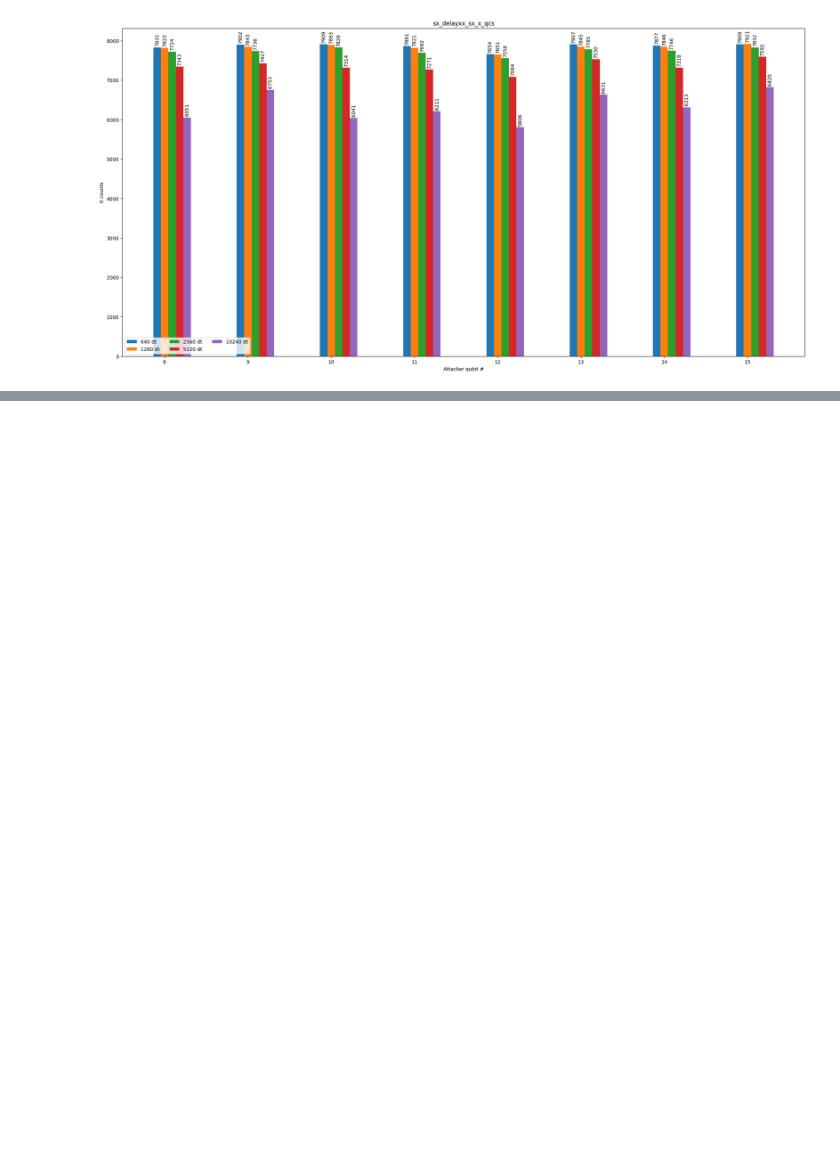
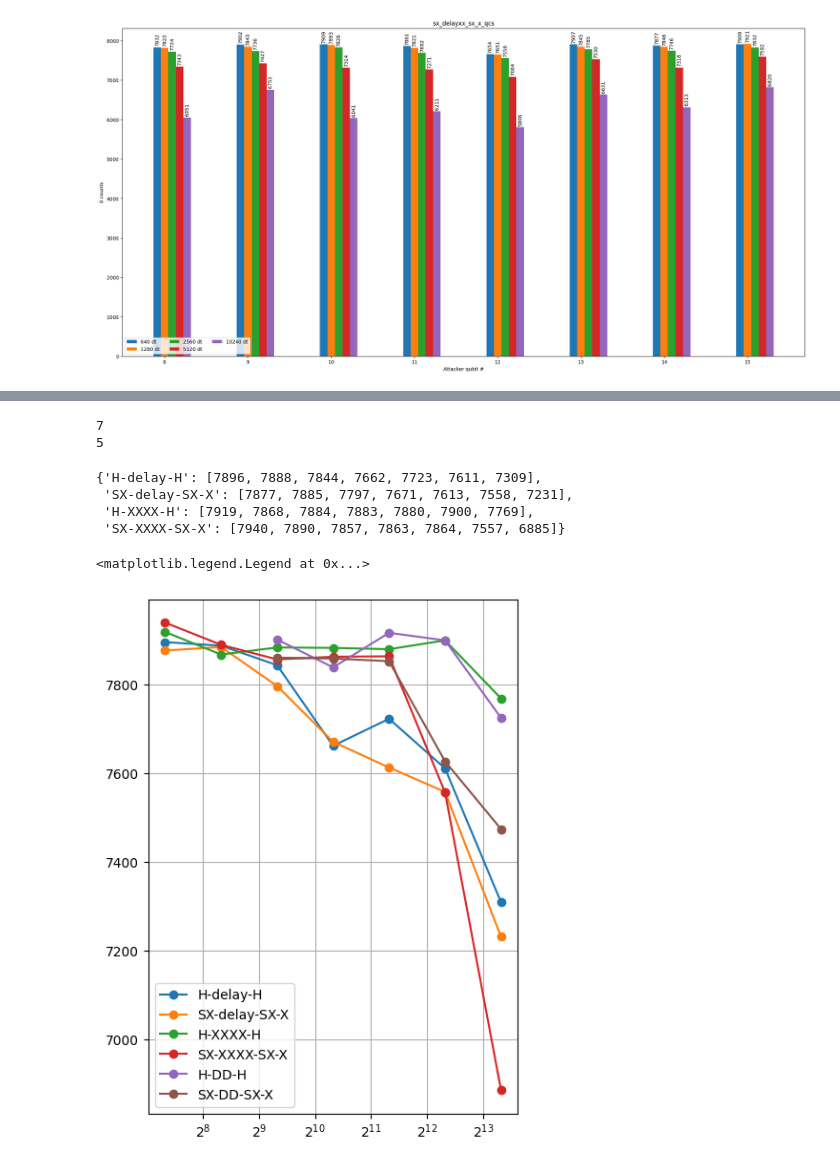
Before and after one commit to thspreetham98/quantum_snooping_v1, a Jupyter notebook: other_experiments/analysis_3.ipynb, the cells around one changed output, grey strips where cells are left out. Saved outputs shown, nothing was run; the diff lists cells and outputs as text; code cells hidden in the pictures; blank space fills up the shorter version.

```diff
--- a/other_experiments/analysis_3.ipynb
+++ b/other_experiments/analysis_3.ipynb
@@ -348,0 +351,4 @@ range(8, 16)
+# %%
+delays_1 = np.array([ 160, 320, 640, 1280, 2560, 5120, 10240 ])
+delays_2 = np.array([ 640, 1280, 2560, 5120, 10240 ])
+snooper_qubits = range(16)
@@ -348,0 +370,53 @@ range(8, 16)
+# %%
+print(len(counts_1[0]))
+print(len(counts_2[0]))
+# %% [output]
+7
+5
+# %%
+mcounts_1_by_qubit = {}
+mcounts_2_by_qubit = {}
+
+for qubit in range(16):
+    mcounts_1 = {}
+    mcounts_2 = {}
+
+    for category_index, category in enumerate(categories_1):
+        mcounts = []
+        for counts, delay in zip(counts_1[category_index], delays_1):
+            count = marginal_counts(counts, [snooper_qubits.index(qubit), ]).get('0', 0)
+            mcounts.append(count)
+        mcounts_1[category] = mcounts
+    mcounts_1_by_qubit[qubit] = mcounts_1
+
+    for category_index, category in enumerate(categories_2):
+        mcounts = []
+        for counts, delay in zip(counts_2[category_index], delays_2):
+            count = marginal_counts(counts, [snooper_qubits.index(qubit), ]).get('0', 0)
+            mcounts.append(count)
+        mcounts_2[category] = mcounts
+    mcounts_2_by_qubit[qubit] = mcounts_2
+# %%
+mcounts_1_by_qubit[0]
+# %% [output]
+{'H-delay-H': [7896, 7888, 7844, 7662, 7723, 7611, 7309],
+ 'SX-delay-SX-X': [7877, 7885, 7797, 7671, 7613, 7558, 7231],
+ 'H-XXXX-H': [7919, 7868, 7884, 7883, 7880, 7900, 7769],
+ 'SX-XXXX-SX-X': [7940, 7890, 7857, 7863, 7864, 7557, 6885]}
+# %%
+fig = plt.figure(figsize=(5, 7))
+ax = fig.add_subplot(1, 1, 1)
+
+for label, values in mcounts_1_by_qubit[0].items():
+    # ax.plot(delays_1, values, label=label, marker='o')
+    ax.semilogx(delays_1, values, base=2, label=label, marker='o')
+
+for label, values in mcounts_2_by_qubit[0].items():
+    # ax.plot(delays_1, values, label=label, marker='o')
+    ax.semilogx(delays_2, values, base=2, label=label, marker='o')
+
+ax.grid(True)
+ax.legend()
+# %% [output]
+<matplotlib.legend.Legend at 0x...>
+[figure, added]
```
Also changed, not shown: parts of 6 cells of this notebook.
